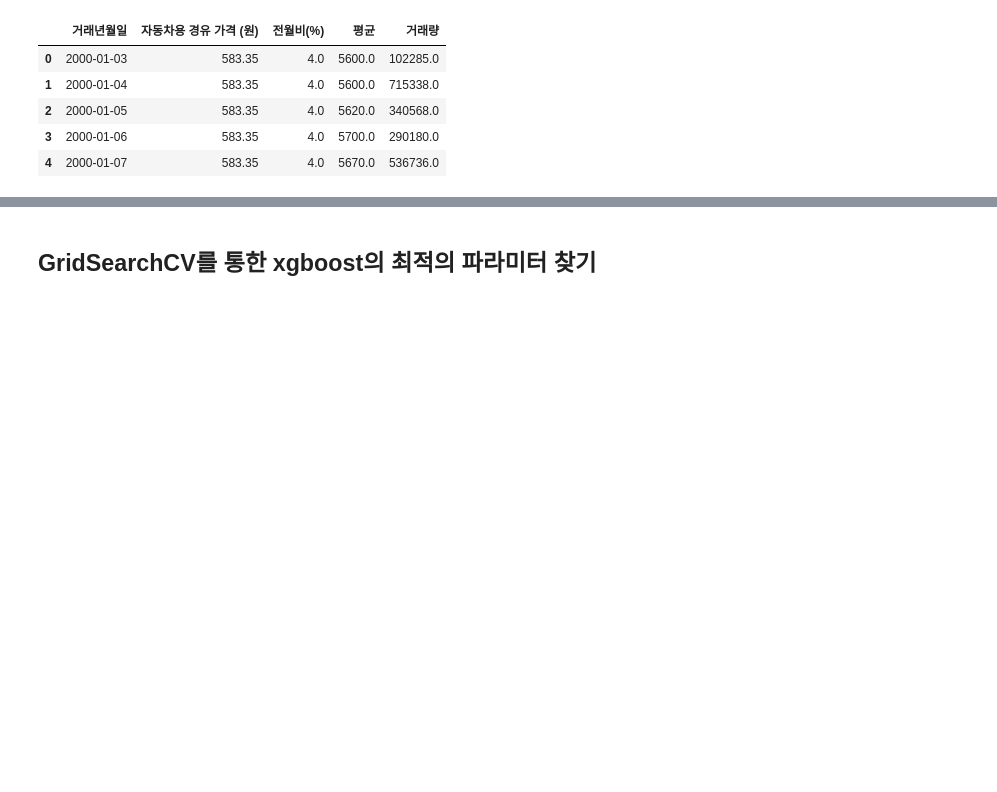
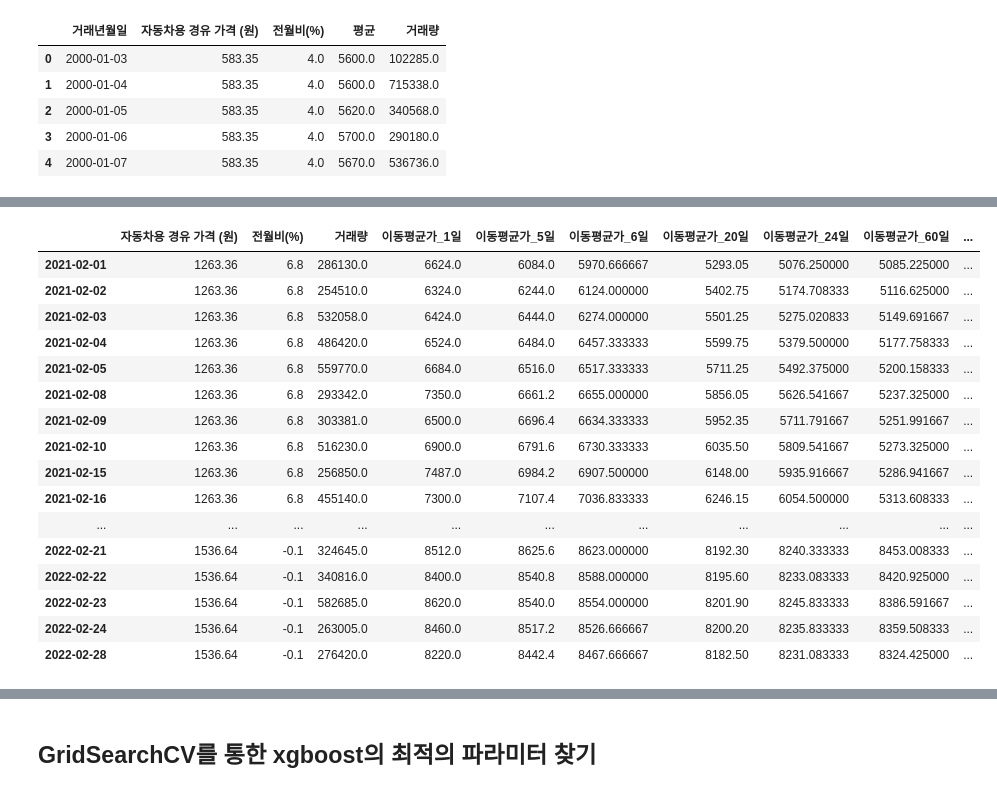
Before and after one commit to Kim-Hyunah/Final_Predict_Agricultural, a Jupyter notebook: model_pred_price_plusweather_xgb_.ipynb, the cells around one changed output, grey strips where cells are left out. Cells and saved outputs as stored; diff of their text form; code cells hidden in the pictures; blank space fills up the shorter version.

```diff
--- a/model_pred_price_plusweather_xgb_.ipynb
+++ b/model_pred_price_plusweather_xgb_.ipynb
@@ -54 +74,5 @@ df.rename(columns={"평균":"배추가격"},inplace=True)
+# %%
+df_wt.reset_index(inplace=True)   # 멀티 인덱스를 리셋
+# %%
+df_wt_gw = df_wt[df_wt["행정구역"]=="강원도"]    # 강원도인 부분만 추출
 # %%
@@ -64,0 +82,5 @@ target = df["배추가격"]
+# %%
+df_wt_gw.set_index("일시", inplace=True)
+# %%
+df_wt_gw.drop(columns="행정구역", inplace=True)
+df_con = pd.concat([df, df_wt_gw], axis=1)
@@ -64,0 +130,21 @@ target = df["배추가격"]
+# %%
+df_con = df_con.fillna(method="ffill")
+# df_con[(pd.DatetimeIndex(df_con.index).year >= 2021) & (pd.DatetimeIndex(df_con.index).month == 2)]
+# %% [output]
+|  | 자동차용 경유 가격 (원) | 전월비(%) | 거래량 | 이동평균가_1일 | 이동평균가_5일 | 이동평균가_6일 | 이동평균가_20일 | 이동평균가_24일 | 이동평균가_60일 | ... |
+| 2021-02-01 | 1263.36 | 6.8 | 286130.0 | 6624.0 | 6084.0 | 5970.666667 | 5293.05 | 5076.250000 | 5085.225000 | ... |
+| 2021-02-02 | 1263.36 | 6.8 | 254510.0 | 6324.0 | 6244.0 | 6124.000000 | 5402.75 | 5174.708333 | 5116.625000 | ... |
+| 2021-02-03 | 1263.36 | 6.8 | 532058.0 | 6424.0 | 6444.0 | 6274.000000 | 5501.25 | 5275.020833 | 5149.691667 | ... |
+| 2021-02-04 | 1263.36 | 6.8 | 486420.0 | 6524.0 | 6484.0 | 6457.333333 | 5599.75 | 5379.500000 | 5177.758333 | ... |
+| 2021-02-05 | 1263.36 | 6.8 | 559770.0 | 6684.0 | 6516.0 | 6517.333333 | 5711.25 | 5492.375000 | 5200.158333 | ... |
+| 2021-02-08 | 1263.36 | 6.8 | 293342.0 | 7350.0 | 6661.2 | 6655.000000 | 5856.05 | 5626.541667 | 5237.325000 | ... |
+| 2021-02-09 | 1263.36 | 6.8 | 303381.0 | 6500.0 | 6696.4 | 6634.333333 | 5952.35 | 5711.791667 | 5251.991667 | ... |
+| 2021-02-10 | 1263.36 | 6.8 | 516230.0 | 6900.0 | 6791.6 | 6730.333333 | 6035.50 | 5809.541667 | 5273.325000 | ... |
+| 2021-02-15 | 1263.36 | 6.8 | 256850.0 | 7487.0 | 6984.2 | 6907.500000 | 6148.00 | 5935.916667 | 5286.941667 | ... |
+| 2021-02-16 | 1263.36 | 6.8 | 455140.0 | 7300.0 | 7107.4 | 7036.833333 | 6246.15 | 6054.500000 | 5313.608333 | ... |
+| ... | ... | ... | ... | ... | ... | ... | ... | ... | ... | ... |
+| 2022-02-21 | 1536.64 | -0.1 | 324645.0 | 8512.0 | 8625.6 | 8623.000000 | 8192.30 | 8240.333333 | 8453.008333 | ... |
+| 2022-02-22 | 1536.64 | -0.1 | 340816.0 | 8400.0 | 8540.8 | 8588.000000 | 8195.60 | 8233.083333 | 8420.925000 | ... |
+| 2022-02-23 | 1536.64 | -0.1 | 582685.0 | 8620.0 | 8540.0 | 8554.000000 | 8201.90 | 8245.833333 | 8386.591667 | ... |
+| 2022-02-24 | 1536.64 | -0.1 | 263005.0 | 8460.0 | 8517.2 | 8526.666667 | 8200.20 | 8235.833333 | 8359.508333 | ... |
+| 2022-02-28 | 1536.64 | -0.1 | 276420.0 | 8220.0 | 8442.4 | 8467.666667 | 8182.50 | 8231.083333 | 8324.425000 | ... |
```
Also changed, not shown: parts of 28 cells of this notebook.
